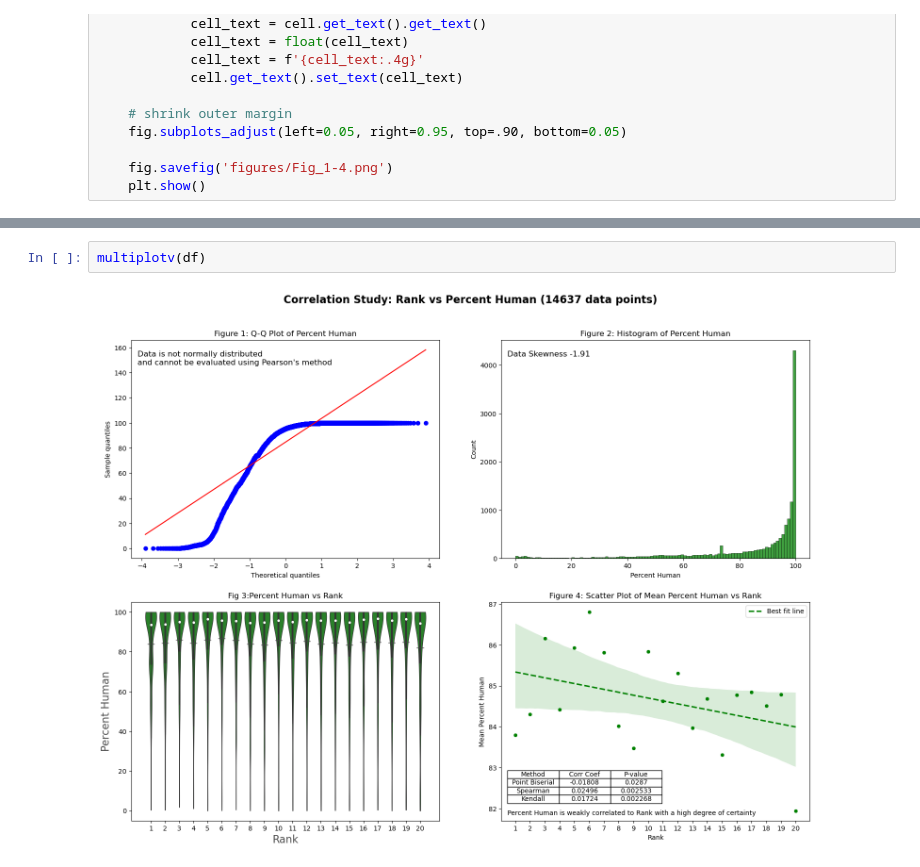
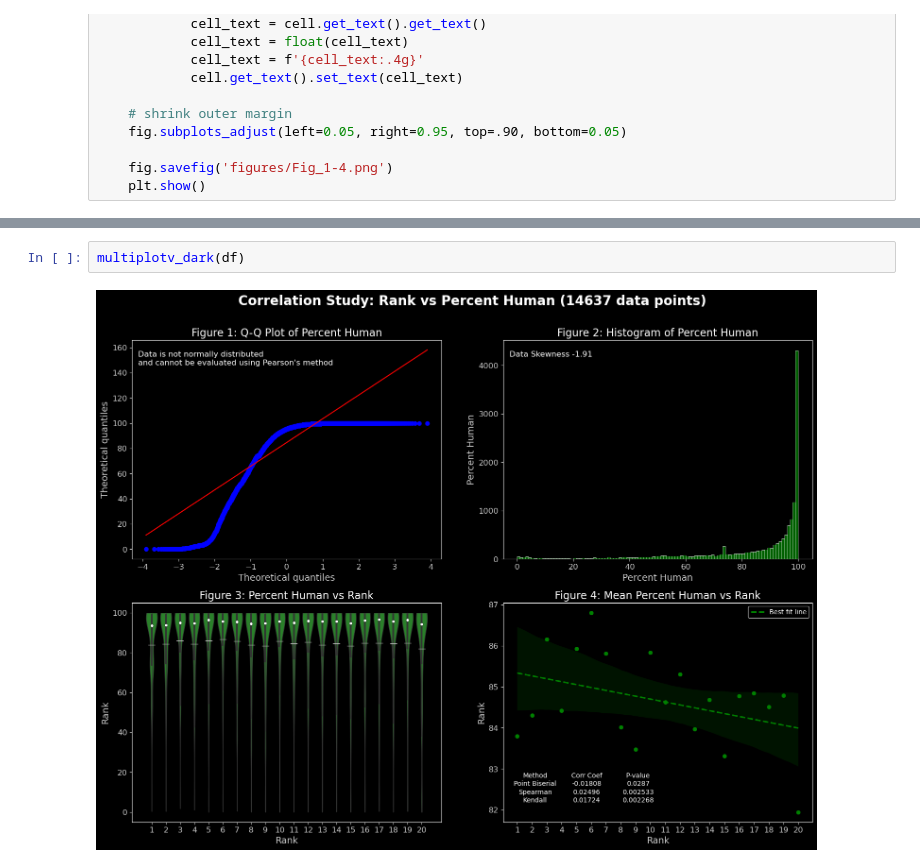
Before and after one commit to Magmafish/SerpGS, a Jupyter notebook: int_kw.ipynb, the cells around one changed output, grey strips where cells are left out. Cells and saved outputs as stored; diff of their text form.

```diff
--- a/int_kw.ipynb
+++ b/int_kw.ipynb
@@ -133,6 +264,6 @@ def multiplotv(df, filter_col=None, min=None, max=None):
 # %%
-multiplotv(df)
+multiplotv_dark(df)
 # %% [output]
-[figure, old version]
+[figure, new version]
 # %%
 df_5_ky = df.groupby('kw').filter(lambda x: len(x) >= 5)
```
Also changed, not shown: parts of 5 cells of this notebook, 1 other file.
